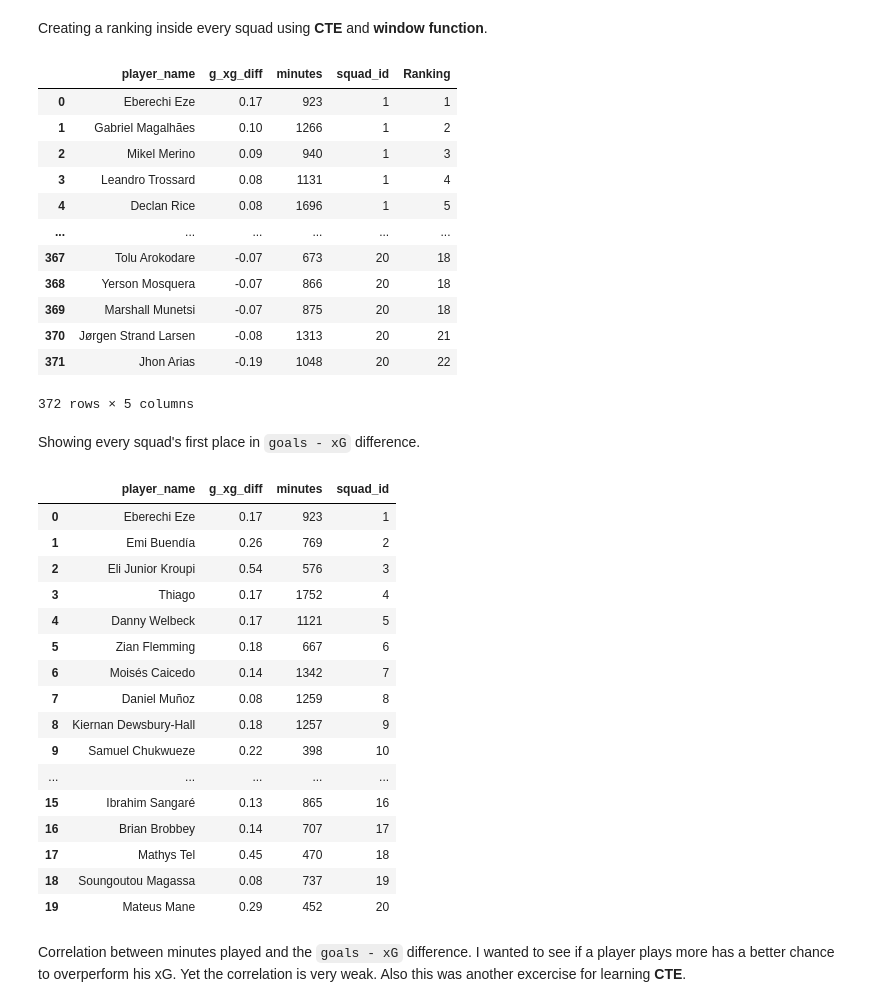
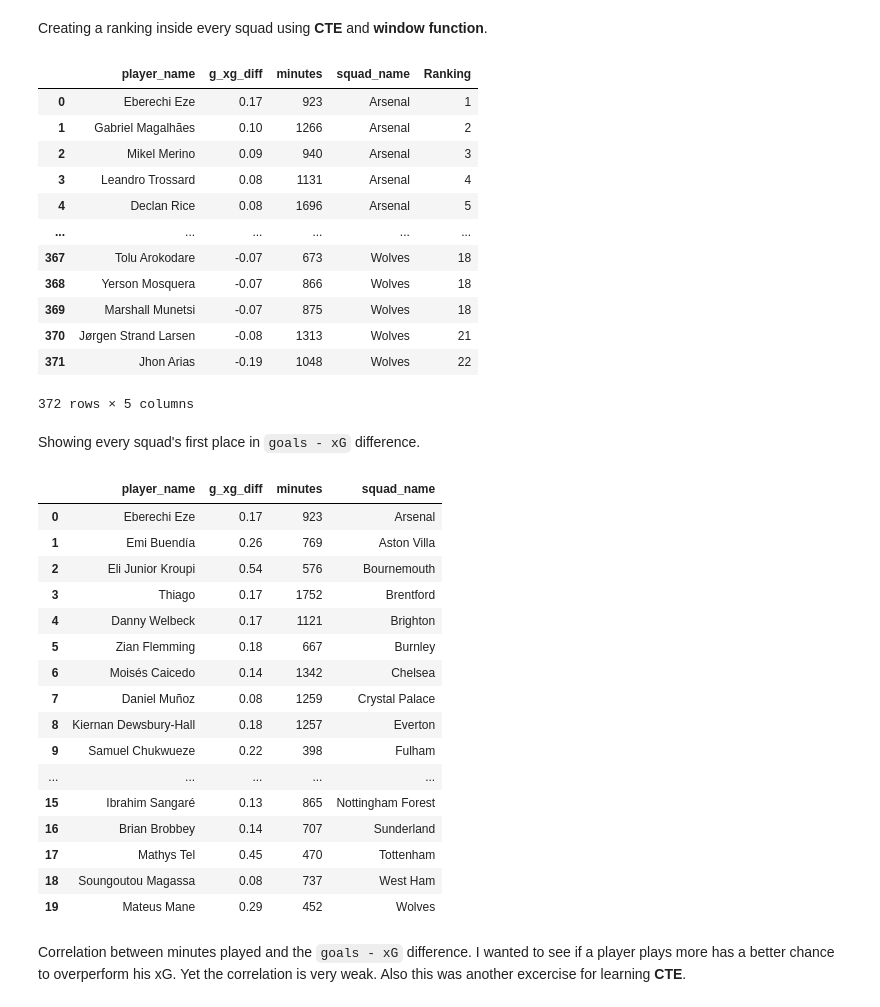
Before and after one commit to TobiaszKuc/_football_analysis, a Jupyter notebook: SQL_Learn/SQL-FBrefPremierLeagueData/PLxGPerformance.ipynb, the cells around one changed output. Cells and saved outputs as stored; diff of their text form; code cells hidden in the pictures.

```diff
--- a/SQL_Learn/SQL-FBrefPremierLeagueData/PLxGPerformance.ipynb
+++ b/SQL_Learn/SQL-FBrefPremierLeagueData/PLxGPerformance.ipynb
@@ -52,6 +52,8 @@ pd.read_sql_query("SELECT * FROM positions", con=con)
 | 615 | 615 | 492 | MF |
 | 616 | 616 | 493 | MF |
 617 rows × 3 columns
+# %%
+pars = {"min_minutes":300, "position":"GK", "min_npxg":1, "min_same_pos_squad":3}
 # %% [markdown]
 Bottom fifteen underperformers in terms of `non-penalty goals - non-penalty expected goals` overall.
 # %%
@@ -137,60 +139,62 @@ Creating a ranking inside every squad using **CTE** and **window function**.
 # %%
 pd.read_sql_query("""
     WITH xg_perform AS (
-        SELECT player_name, np_goals_per90 - npxg_per90 AS g_xg_diff, minutes, squad_id
+        SELECT player_name, np_goals_per90 - npxg_per90 AS g_xg_diff, minutes, stats.squad_id AS squad_id, squad.squad_name AS squad_name
         FROM stats
-        WHERE minutes > 300)
-    SELECT player_name, g_xg_diff, minutes, squad_id,
+        INNER JOIN squad ON squad.squad_id = stats.squad_id
+        WHERE minutes > :min_minutes)
+    SELECT player_name, g_xg_diff, minutes, squad_name,
            RANK() OVER (PARTITION BY squad_id ORDER BY g_xg_diff DESC) AS Ranking
     FROM xg_perform
-""", con=con)
+""", con=con, params=pars)
 # %% [output]
-|  | player_name | g_xg_diff | minutes | squad_id | Ranking |
-| 0 | Eberechi Eze | 0.17 | 923 | 1 | 1 |
-| 1 | Gabriel Magalhães | 0.10 | 1266 | 1 | 2 |
-| 2 | Mikel Merino | 0.09 | 940 | 1 | 3 |
-| 3 | Leandro Trossard | 0.08 | 1131 | 1 | 4 |
-| 4 | Declan Rice | 0.08 | 1696 | 1 | 5 |
+|  | player_name | g_xg_diff | minutes | squad_name | Ranking |
+| 0 | Eberechi Eze | 0.17 | 923 | Arsenal | 1 |
+| 1 | Gabriel Magalhães | 0.10 | 1266 | Arsenal | 2 |
+| 2 | Mikel Merino | 0.09 | 940 | Arsenal | 3 |
+| 3 | Leandro Trossard | 0.08 | 1131 | Arsenal | 4 |
+| 4 | Declan Rice | 0.08 | 1696 | Arsenal | 5 |
 | ... | ... | ... | ... | ... | ... |
-| 367 | Tolu Arokodare | -0.07 | 673 | 20 | 18 |
-| 368 | Yerson Mosquera | -0.07 | 866 | 20 | 18 |
-| 369 | Marshall Munetsi | -0.07 | 875 | 20 | 18 |
-| 370 | Jørgen Strand Larsen | -0.08 | 1313 | 20 | 21 |
-| 371 | Jhon Arias | -0.19 | 1048 | 20 | 22 |
+| 367 | Tolu Arokodare | -0.07 | 673 | Wolves | 18 |
+| 368 | Yerson Mosquera | -0.07 | 866 | Wolves | 18 |
+| 369 | Marshall Munetsi | -0.07 | 875 | Wolves | 18 |
+| 370 | Jørgen Strand Larsen | -0.08 | 1313 | Wolves | 21 |
+| 371 | Jhon Arias | -0.19 | 1048 | Wolves | 22 |
 372 rows × 5 columns
 # %% [markdown]
 Showing every squad's first place in `goals - xG` difference.
 # %%
 pd.read_sql_query("""
     WITH xg_perform AS (
-        SELECT player_name, np_goals_per90 - npxg_per90 AS g_xg_diff, minutes, squad_id
+        SELECT player_name, np_goals_per90 - npxg_per90 AS g_xg_diff, minutes, squad.squad_name, stats.squad_id AS squad_id
         FROM stats
-        WHERE minutes > 300),
+        INNER JOIN squad ON squad.squad_id = stats.squad_id
+        WHERE minutes > :min_minutes),
         rank_table AS (
-            SELECT player_name, g_xg_diff, minutes, squad_id,
+            SELECT player_name, g_xg_diff, minutes, squad_name,
             RANK() OVER (PARTITION BY squad_id ORDER BY g_xg_diff DESC) AS ranking
             FROM xg_perform)
-    SELECT player_name, g_xg_diff, minutes, squad_id FROM rank_table
+    SELECT player_name, g_xg_diff, minutes, squad_name FROM rank_table
         WHERE ranking = 1
-""", con=con)
+""", con=con, params=pars)
 # %% [output]
-|  | player_name | g_xg_diff | minutes | squad_id |
-| 0 | Eberechi Eze | 0.17 | 923 | 1 |
-| 1 | Emi Buendía | 0.26 | 769 | 2 |
-| 2 | Eli Junior Kroupi | 0.54 | 576 | 3 |
-| 3 | Thiago | 0.17 | 1752 | 4 |
-| 4 | Danny Welbeck | 0.17 | 1121 | 5 |
-| 5 | Zian Flemming | 0.18 | 667 | 6 |
-| 6 | Moisés Caicedo | 0.14 | 1342 | 7 |
-| 7 | Daniel Muñoz | 0.08 | 1259 | 8 |
-| 8 | Kiernan Dewsbury-Hall | 0.18 | 1257 | 9 |
-| 9 | Samuel Chukwueze | 0.22 | 398 | 10 |
+|  | player_name | g_xg_diff | minutes | squad_name |
+| 0 | Eberechi Eze | 0.17 | 923 | Arsenal |
+| 1 | Emi Buendía | 0.26 | 769 | Aston Villa |
+| 2 | Eli Junior Kroupi | 0.54 | 576 | Bournemouth |
+| 3 | Thiago | 0.17 | 1752 | Brentford |
+| 4 | Danny Welbeck | 0.17 | 1121 | Brighton |
+| 5 | Zian Flemming | 0.18 | 667 | Burnley |
+| 6 | Moisés Caicedo | 0.14 | 1342 | Chelsea |
+| 7 | Daniel Muñoz | 0.08 | 1259 | Crystal Palace |
+| 8 | Kiernan Dewsbury-Hall | 0.18 | 1257 | Everton |
+| 9 | Samuel Chukwueze | 0.22 | 398 | Fulham |
 | ... | ... | ... | ... | ... |
-| 15 | Ibrahim Sangaré | 0.13 | 865 | 16 |
-| 16 | Brian Brobbey | 0.14 | 707 | 17 |
-| 17 | Mathys Tel | 0.45 | 470 | 18 |
-| 18 | Soungoutou Magassa | 0.08 | 737 | 19 |
-| 19 | Mateus Mane | 0.29 | 452 | 20 |
+| 15 | Ibrahim Sangaré | 0.13 | 865 | Nottingham Forest |
+| 16 | Brian Brobbey | 0.14 | 707 | Sunderland |
+| 17 | Mathys Tel | 0.45 | 470 | Tottenham |
+| 18 | Soungoutou Magassa | 0.08 | 737 | West Ham |
+| 19 | Mateus Mane | 0.29 | 452 | Wolves |
 # %% [markdown]
 Correlation between minutes played and the `goals - xG` difference. I wanted to see if a player plays more has a better chance to overperform his xG. Yet the correlation is very weak. Also this was another excercise for learning **CTE**.
 # %%
```
Also changed, not shown: parts of 17 cells of this notebook, 1 other file.
